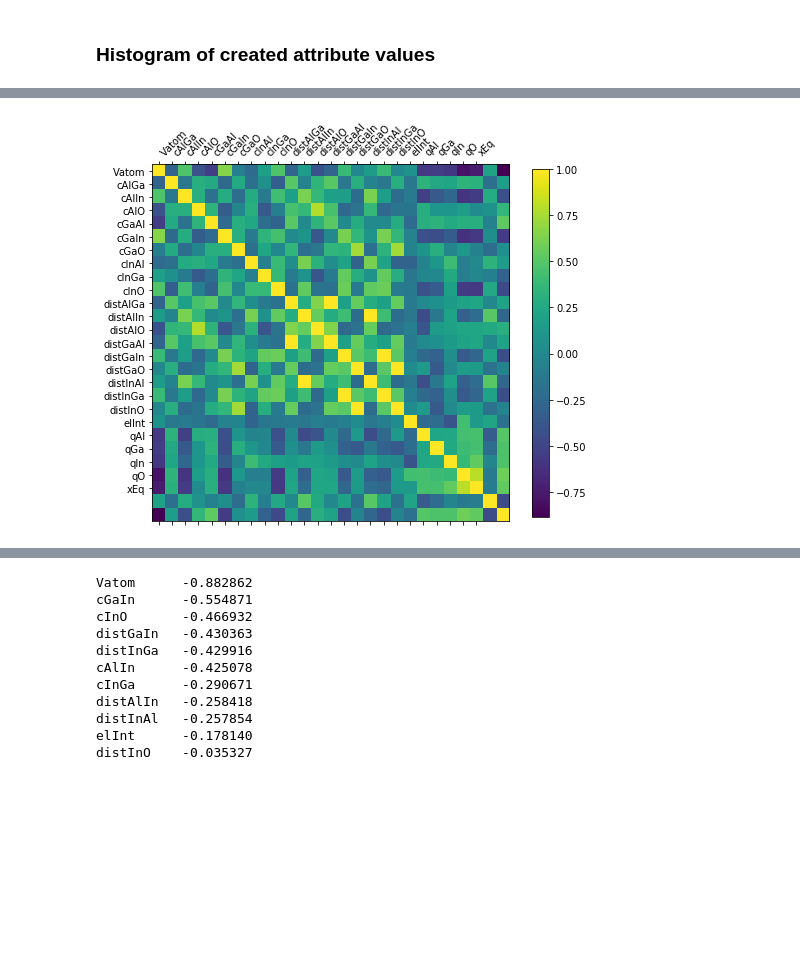
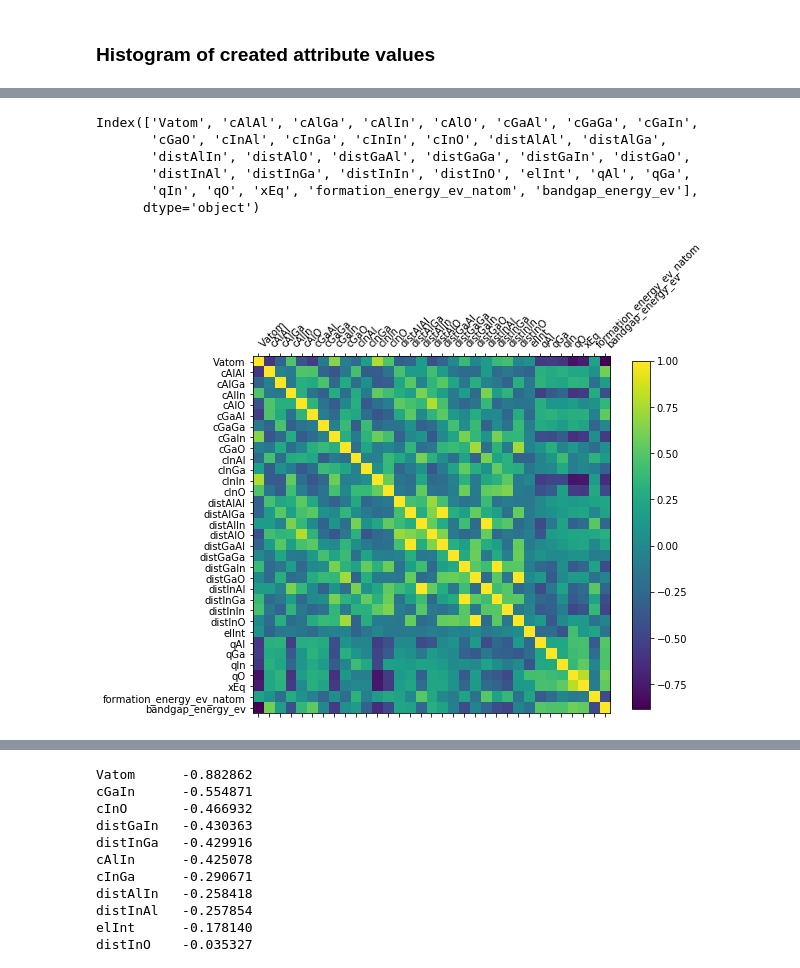
Before and after one commit to taidopurason/nomad2018, a Jupyter notebook: Data exploration.ipynb, the cells around one changed output, grey strips where cells are left out. Saved outputs shown, nothing was run; the diff lists cells and outputs as text; code cells hidden in the pictures; blank space fills up the shorter version.

Commit message:
Figure drawing, structuring of folders

```diff
--- a/Data exploration.ipynb
+++ b/Data exploration.ipynb
@@ -209,18 +211,27 @@ plt.show()
+# %%
+additional_data.columns
+# %% [output]
+Index(['Vatom', 'cAlAl', 'cAlGa', 'cAlIn', 'cAlO', 'cGaAl', 'cGaGa', 'cGaIn',
+       'cGaO', 'cInAl', 'cInGa', 'cInIn', 'cInO', 'distAlAl', 'distAlGa',
+       'distAlIn', 'distAlO', 'distGaAl', 'distGaGa', 'distGaIn', 'distGaO',
+       'distInAl', 'distInGa', 'distInIn', 'distInO', 'elInt', 'qAl', 'qGa',
+       'qIn', 'qO', 'xEq', 'formation_energy_ev_natom', 'bandgap_energy_ev'],
+      dtype='object')
 # %%
 additional_data = pd.concat([additional_train_data, train_data[["formation_energy_ev_natom", "bandgap_energy_ev"]]], axis=1)
 fig = plt.figure(figsize=(8,8))
 ax = fig.add_subplot(111)
 cax = ax.matshow(additional_data.corr())
 ax.set_xticklabels(additional_data.columns, rotation = 45, ha="left")
 ax.set_yticklabels(additional_data.columns)
-ax.set_xticks(np.arange(0,25,1))
-ax.set_yticks(np.arange(0,25,1))
-ax.set_ylim(bottom=26.5, top=-0.5)
+ax.set_xticks(np.arange(0,33,1))
+ax.set_yticks(np.arange(0,33,1))
+ax.set_ylim(bottom=32.5, top=-0.5)
 fig.colorbar(cax, shrink=0.8)
 
 plt.show()
 # %% [output]
-[figure, old version]
+[figure, new version]
 # %%
 additional_data.corr().loc["formation_energy_ev_natom"].drop(["formation_energy_ev_natom", "bandgap_energy_ev"]).sort_values()
 # %% [output]
```
Also changed, not shown: parts of 14 cells of this notebook, 16 other files.
